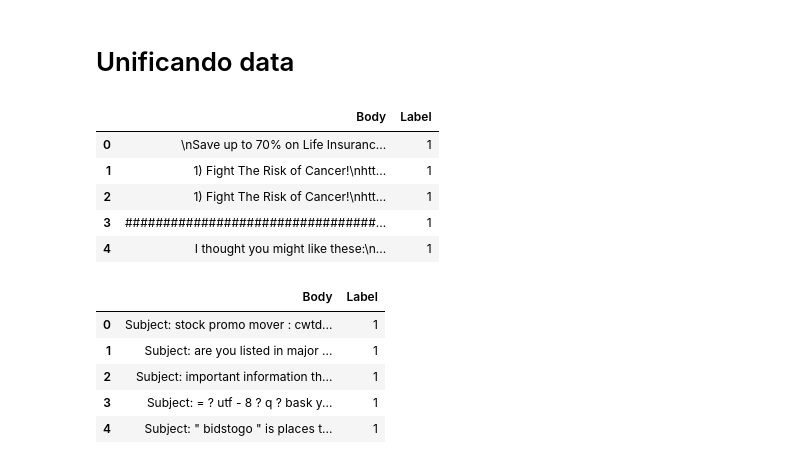
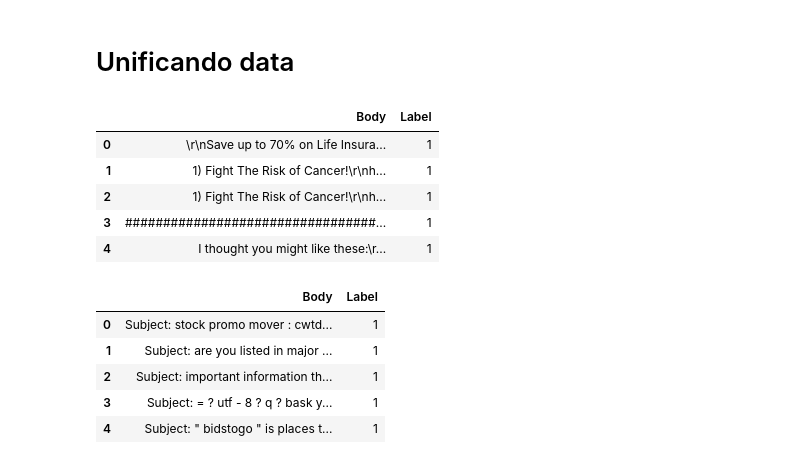
Before and after one commit to andreamalin/LAB02-SDS, a Jupyter notebook: lab.ipynb, the cells around one changed output. Saved outputs shown, nothing was run; the diff lists cells and outputs as text; code cells hidden in the pictures.

```diff
--- a/lab.ipynb
+++ b/lab.ipynb
@@ -10,13 +20,13 @@ import matplotlib.pyplot as plt
 # %% [markdown]
 # Unificando data
 # %%
-data1 = pd.read_csv(r"C:\Users\andre\Documents\Trabajo\LAB02-SDS\completeSpamAssassin.csv", usecols=lambda x: 'Unnamed' not in x)
+data1 = pd.read_csv("./completeSpamAssassin.csv", usecols=lambda x: 'Unnamed' not in x)
 data1.head()
 # %% [output]
 |  | Body | Label |
-| 0 | \nSave up to 70% on Life Insuranc... | 1 |
-| 1 | 1) Fight The Risk of Cancer!\nhtt... | 1 |
-| 2 | 1) Fight The Risk of Cancer!\nhtt... | 1 |
+| 0 | \r\nSave up to 70% on Life Insura... | 1 |
+| 1 | 1) Fight The Risk of Cancer!\r\nh... | 1 |
+| 2 | 1) Fight The Risk of Cancer!\r\nh... | 1 |
 | 3 | #################################... | 1 |
-| 4 | I thought you might like these:\n... | 1 |
+| 4 | I thought you might like these:\r... | 1 |
 # %%
```
Also changed, not shown: parts of 21 cells of this notebook.
